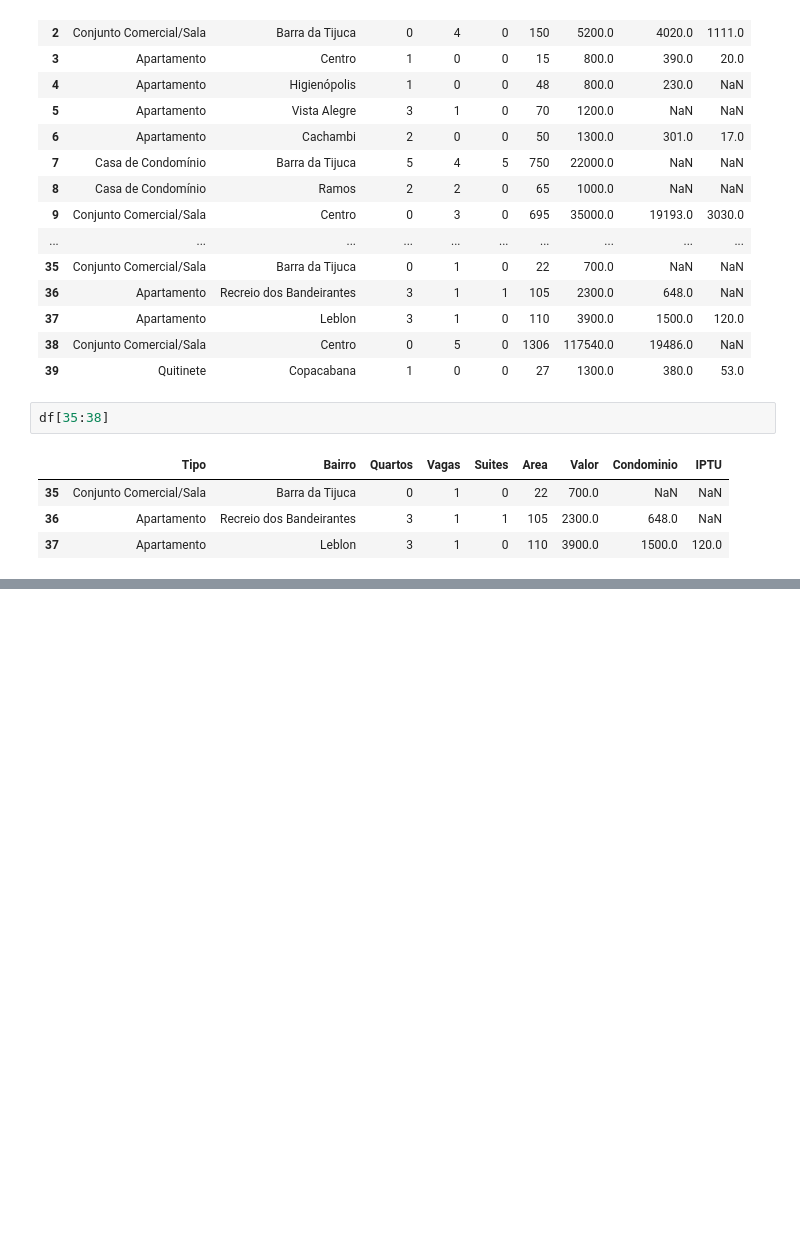
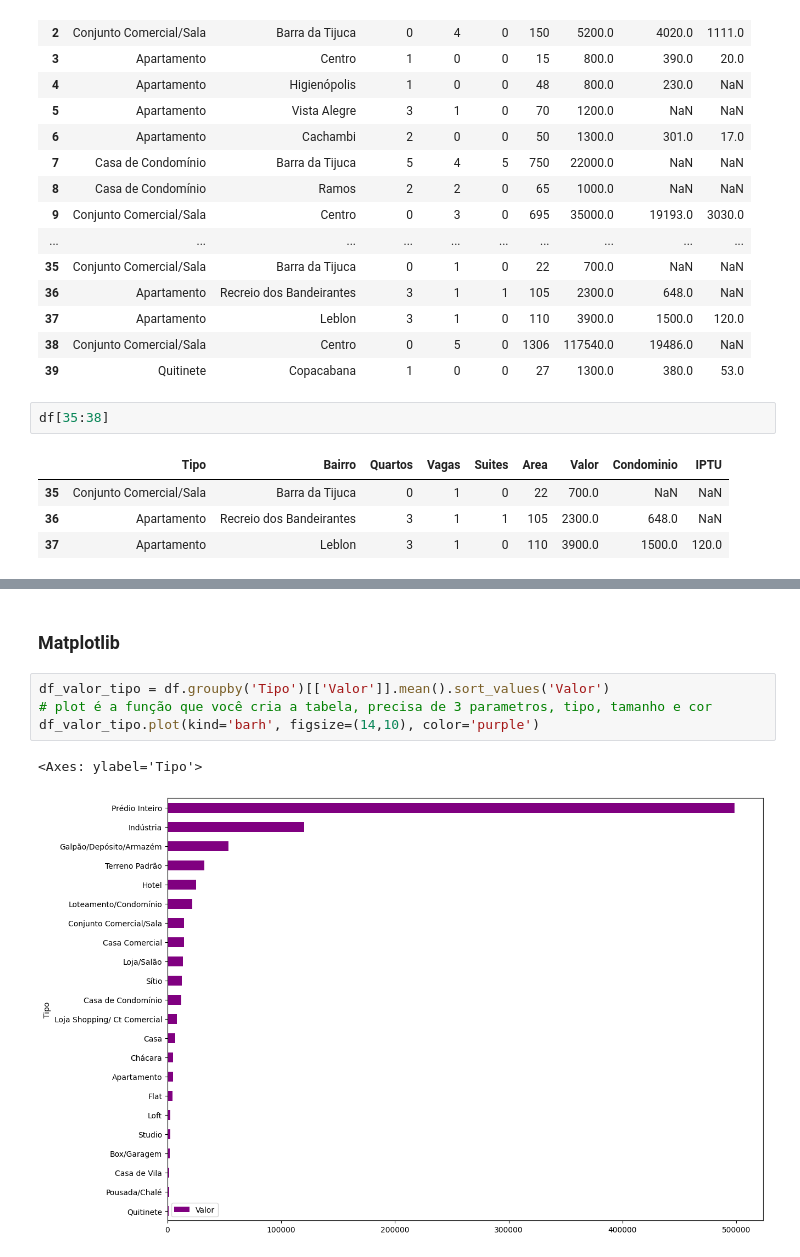
Before and after one commit to WandersonABR/semanadatascience, a Jupyter notebook: nivelzero.ipynb, the cells around one changed output, grey strips where cells are left out. Saved outputs shown, nothing was run; the diff lists cells and outputs as text; blank space fills up the shorter version.

```diff
--- a/nivelzero.ipynb
+++ b/nivelzero.ipynb
@@ -592,0 +649,9 @@ df[35:38]
+# %% [markdown]
+### Matplotlib
+# %%
+df_valor_tipo = df.groupby('Tipo')[['Valor']].mean().sort_values('Valor')
+# plot é a função que você cria a tabela, precisa de 3 parametros, tipo, tamanho e cor
+df_valor_tipo.plot(kind='barh', figsize=(14,10), color='purple')
+# %% [output]
+<Axes: ylabel='Tipo'>
+[figure, added]
```
Also changed, not shown: parts of 7 cells of this notebook.
